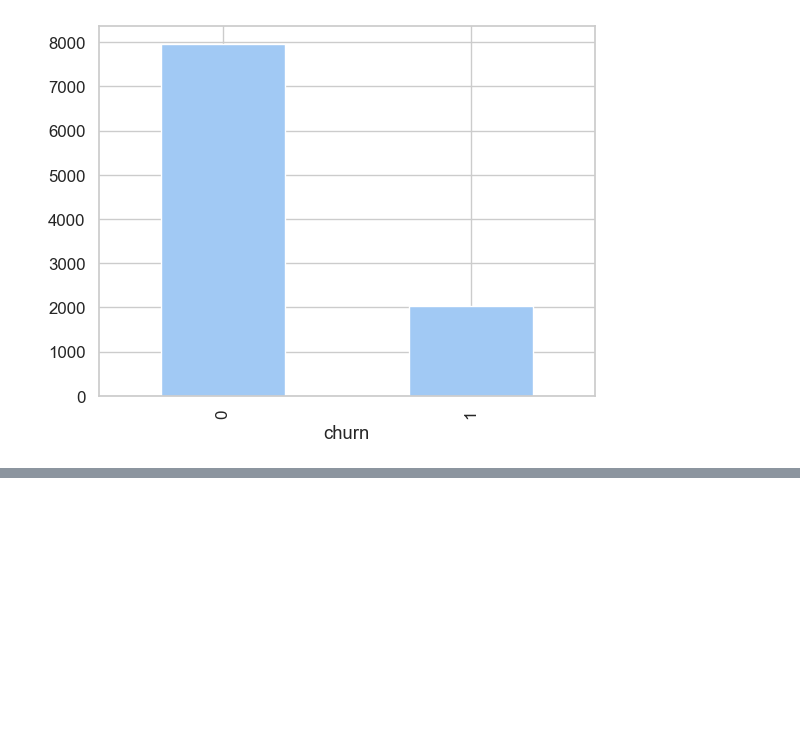
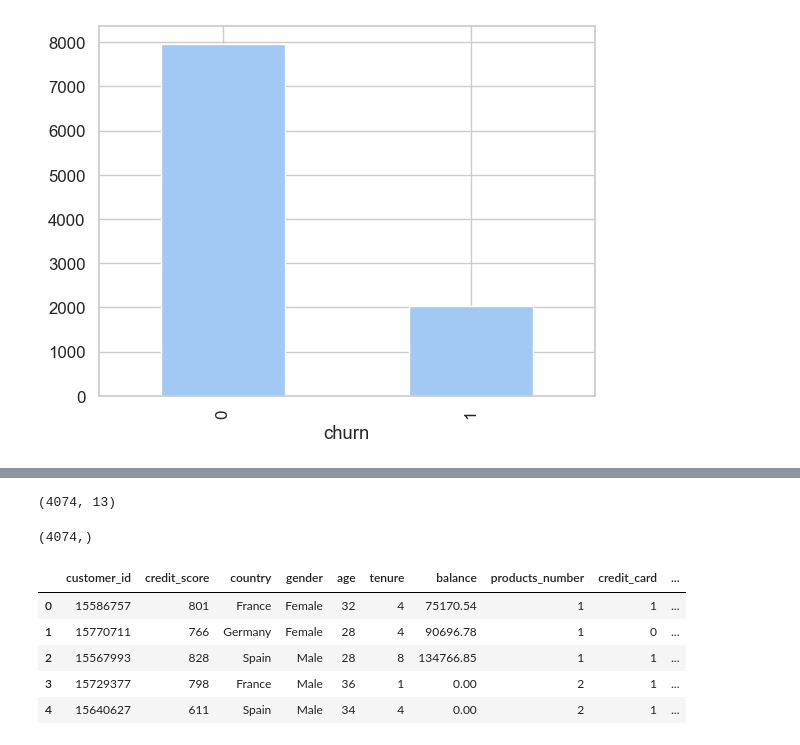
Before and after one commit to cleavestone/Customer_Churn_MLOPS, a Jupyter notebook: notebooks/EDA.ipynb, the cells around one changed output, grey strips where cells are left out. Cells and saved outputs as stored; diff of their text form; code cells hidden in the pictures; blank space fills up the shorter version.

```diff
--- a/notebooks/EDA.ipynb
+++ b/notebooks/EDA.ipynb
@@ -238,0 +283,19 @@ df['churn'].value_counts().plot.bar()
+# %%
+X_df.shape
+# %% [output]
+(4074, 13)
+# %%
+y_resampled.shape
+# %% [output]
+(4074,)
+# %%
+val_df=pd.read_csv(r'../data/validation/val.csv')
+# %%
+val_df.head()
+# %% [output]
+|  | customer_id | credit_score | country | gender | age | tenure | balance | products_number | credit_card | ... |
+| 0 | 15586757 | 801 | France | Female | 32 | 4 | 75170.54 | 1 | 1 | ... |
+| 1 | 15770711 | 766 | Germany | Female | 28 | 4 | 90696.78 | 1 | 0 | ... |
+| 2 | 15567993 | 828 | Spain | Male | 28 | 8 | 134766.85 | 1 | 1 | ... |
+| 3 | 15729377 | 798 | France | Male | 36 | 1 | 0.00 | 2 | 1 | ... |
+| 4 | 15640627 | 611 | Spain | Male | 34 | 4 | 0.00 | 2 | 1 | ... |
```
Also changed, not shown: parts of 30 cells of this notebook, 31 other files.
